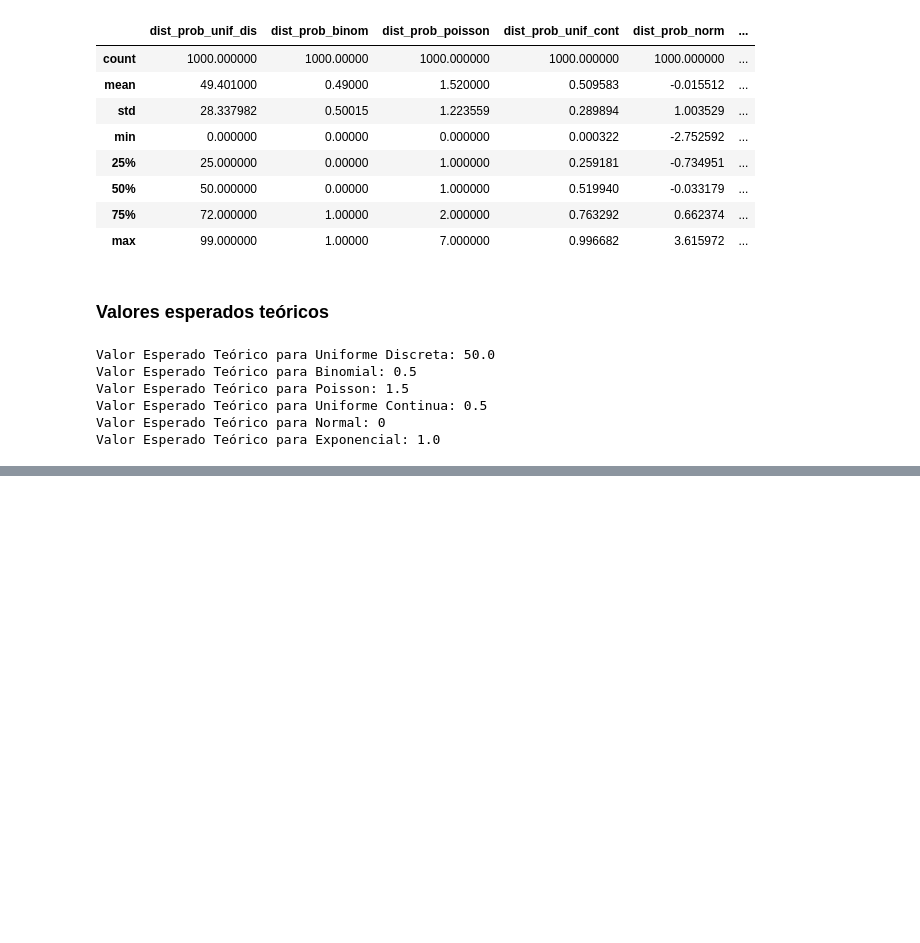
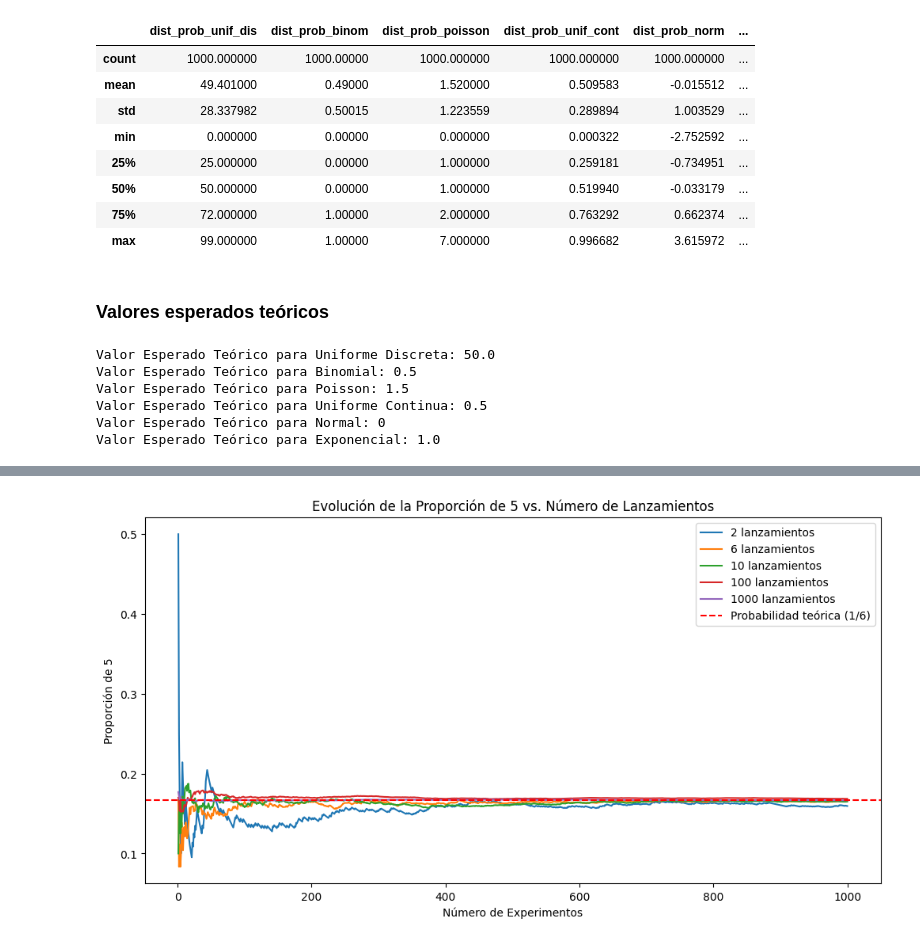
Before and after one commit to maestria-ds-eafit/Taller1_Estadistica, a Jupyter notebook: solution.ipynb, the cells around one changed output, grey strips where cells are left out. Cells and saved outputs as stored; diff of their text form; code cells hidden in the pictures; blank space fills up the shorter version.

```diff
--- a/solution.ipynb
+++ b/solution.ipynb
@@ -344,0 +355,30 @@ Valor Esperado Teórico para Exponencial: 1.0
+# %%
+
+# Configuración de la simulación
+np.random.seed(0)  # Establecer una semilla aleatoria para reproducibilidad
+num_lanzamientos = [2, 6, 10, 100, 1000]  # Número de lanzamientos a realizar
+num_experimentos = 1000  # Cantidad de veces que se realizarán los lanzamientos
+resultados = []  # Almacenar las proporciones de 5 en cada experimento
+
+# Simulación
+for n_lanzamientos in num_lanzamientos:
+    proporciones = []  # Almacenar proporciones para el número de lanzamientos actual
+    for _ in range(num_experimentos):
+        dado = np.random.randint(1, 7, size=n_lanzamientos)  # Simulación de lanzamientos
+        proporciones.append(np.mean(dado == 5))  # Calcular la proporción de 5
+
+    resultados.append(proporciones)
+
+# Gráfico de evolución de la proporción
+plt.figure(figsize=(12, 6))
+for i, n_lanzamientos in enumerate(num_lanzamientos):
+    plt.plot(range(1, num_experimentos + 1), np.cumsum(resultados[i]) / (np.arange(1, num_experimentos + 1)), label=f"{n_lanzamientos} lanzamientos")
+
+plt.axhline(y=1/6, color='r', linestyle='--', label='Probabilidad teórica (1/6)')
+plt.xlabel("Número de Experimentos")
+plt.ylabel("Proporción de 5")
+plt.legend()
+plt.title("Evolución de la Proporción de 5 vs. Número de Lanzamientos")
+plt.show()
+# %% [output]
+[figure, added]
```
Also changed, not shown: parts of 4 cells of this notebook, 2 other files.
